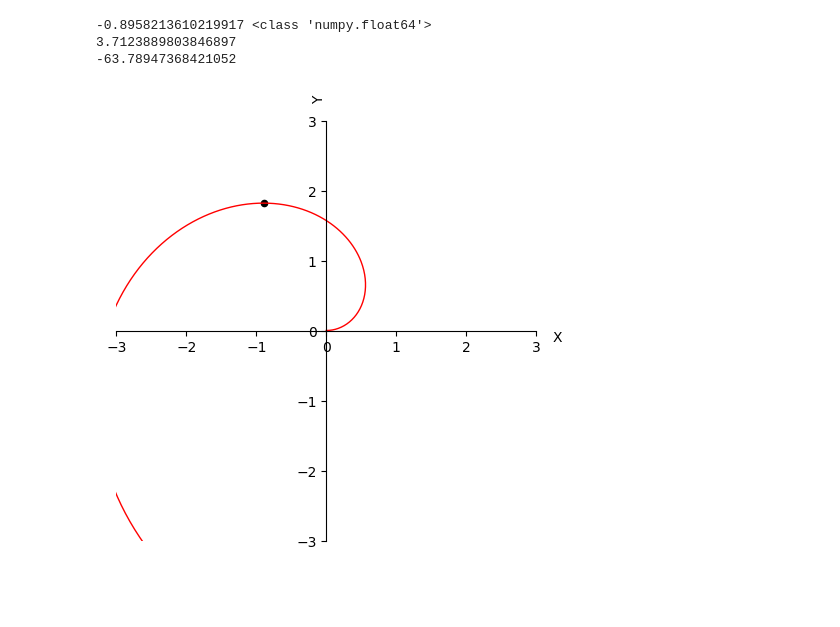
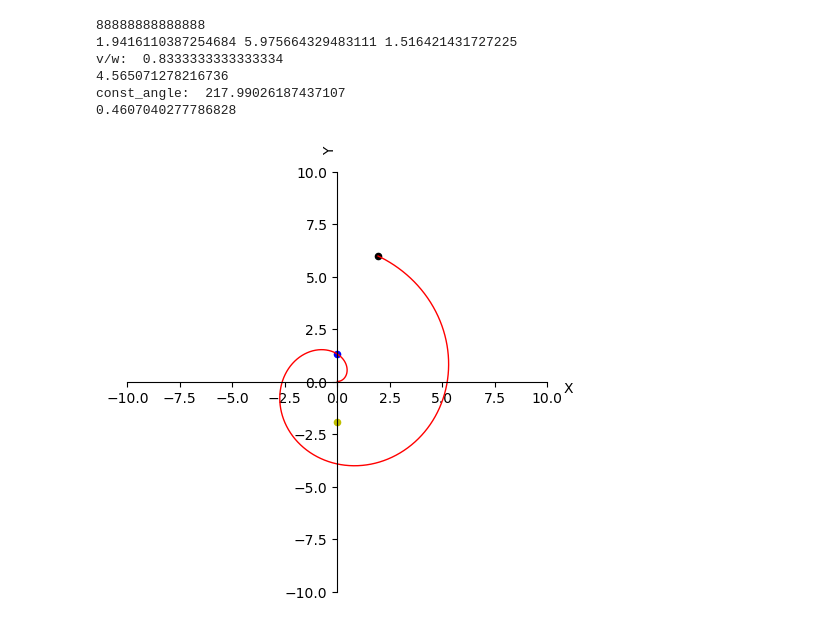
Before and after one commit to Kiril-Lazarov/Intersection-points-between-a-line-and-a-spiral, a Jupyter notebook: Intersection between a line and a spiral.ipynb, the cells around one changed output. Drawn from its saved outputs; the diff is of its cells as text; code cells hidden in the pictures; blank space fills up the shorter version.

```diff
--- a/Intersection between a line and a spiral.ipynb
+++ b/Intersection between a line and a spiral.ipynb
@@ -264,23 +277,59 @@ def take_derivative(t,init_spiral_angle, spiral_angle_velocity, spiral_radius_ve
     d_x = spiral_angle_velocity * np.cos(total_angle) - t * spiral_radius_velocity * spiral_angle_velocity * np.sin(total_angle)
     d_y = spiral_angle_velocity * np.cos(total_angle) - t * spiral_radius_velocity * spiral_angle_velocity * np.sin(total_angle)
 # %%
-create_field(x_lim=(-3,3), y_lim=(-3,3))
+b = 10
 
-time = np.linspace(0, 2*np.pi, 400)
-x = time*spiral_radius_velocity*np.cos(time * abs(spiral_angle_velocity*0.7))
-y = time*spiral_radius_velocity*np.sin(time * abs(spiral_angle_velocity*0.7))
+create_field(x_lim=(-b,b), y_lim=(-b,b))
+
+v = 1
+w = 1.2
+
+time = np.linspace(0, 2*np.pi, 3000)
+x = time*v*np.cos(time * w)
+y = time*v*np.sin(time * w)
+
+
+print('88888888888888')
+angles = time*w
+y_angles_zip = list(zip(angles, y))
+y_angles_zip = np.array([a for a in y_angles_zip if 0<=a[0]<=np.pi])
+y_max = max(y_angles_zip[:,1])
+# print([a for a in y_angles_zip if 0<=a[0]<=np.pi])
+c = np.pi/2/w
+pi_by_2_y = c*v*np.sin(c*w)
 
 
 plt.plot(x, y,  color = 'red', linewidth = 1, linestyle = '-')
-max_y = max(a for a in y if a <= np.pi)
+max_y = max(y)
 max_x = x[list(y).index(max_y)]
-print(max_x, type(max_y))
-print((1 - init_spiral_angle)/spiral_angle_velocity)
-print(np.arctan(max_y/ max_x)* 180/np.pi)
+print(max_x, max_y, y_max)
+# print((1 - init_spiral_angle)/spiral_angle_velocity)
+print('v/w: ',v/w)
+print(max_y/pi_by_2_y)
+const_angle = np.pi/2 +np.arctan(y_max/ max_x)
+print('const_angle: ', const_angle*180/np.pi + 90)
+
 plt.scatter(max_x, max_y, color= 'black', s=20)
+
+u_t = (np.pi/2 + const_angle) / w
+
+y_intrsct = u_t* v * np.sin(u_t*w)
+x_intrsct = u_t* v * np.cos(u_t*w)
+
+plt.scatter(0, pi_by_2_y, color='blue', s=20)
+plt.scatter(0, y_intrsct, color='y',s=20)
+# plt.scatter(x_intrsct, y_intrsct, color='r',s=20)
+
+'1.1584541771785286'
+'1.158460555101382'
+'26.396396396396362'
+print((26.396396396396362 * np.pi)/180)
 plt.show()
 # %% [output]
--0.8958213610219917 <class 'numpy.float64'>
-3.7123889803846897
--63.78947368421052
+88888888888888
+1.9416110387254684 5.975664329483111 1.516421431727225
+v/w:  0.8333333333333334
+4.565071278216736
+const_angle:  217.99026187437107
+0.4607040277786828
-[figure, old version]
+[figure, new version]
```
Also changed, not shown: parts of 2 cells of this notebook.
